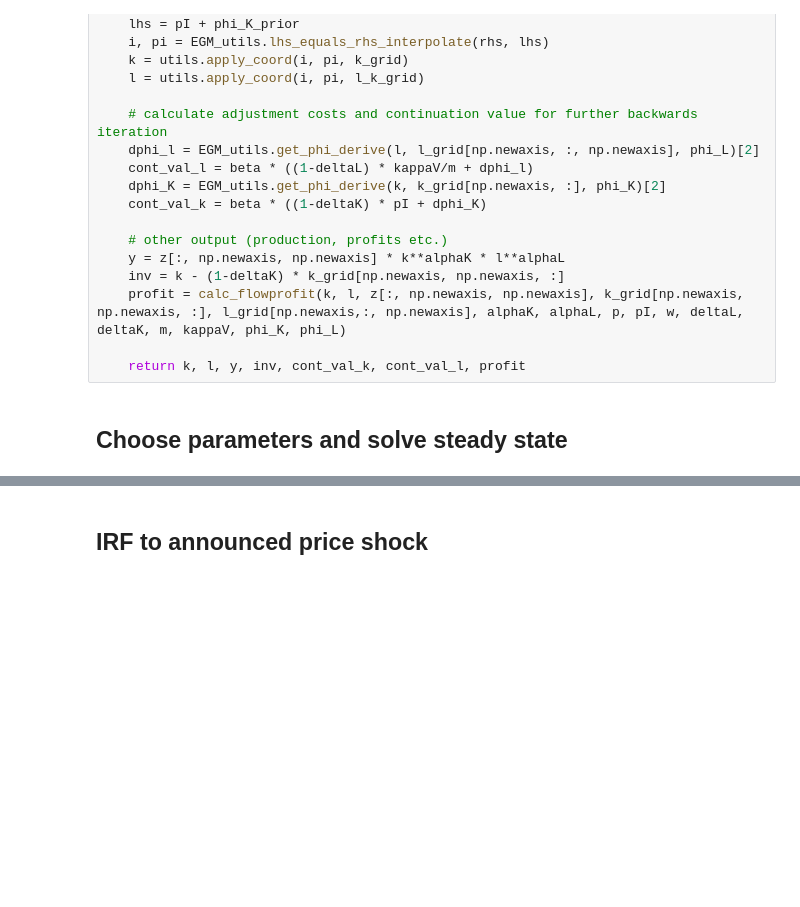
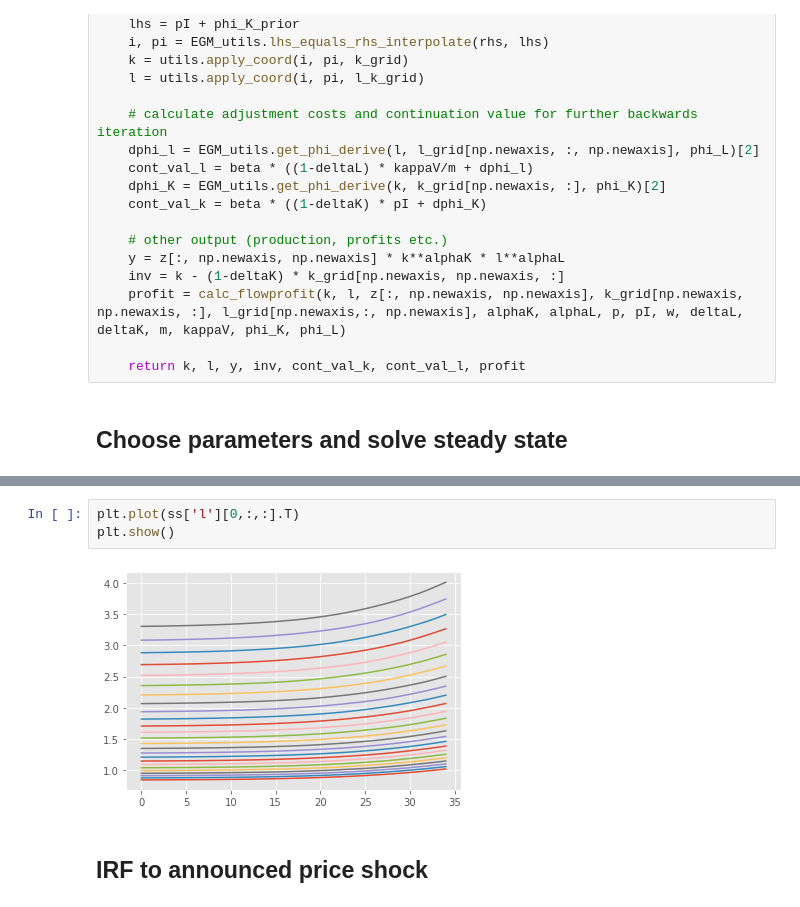
Before and after one commit to nWaldstrom/Firm_problem_EGM, a Jupyter notebook: Two_state_problem/EGM_2_endo_states.ipynb, the cells around one changed output, grey strips where cells are left out. Saved outputs shown, nothing was run; the diff lists cells and outputs as text; blank space fills up the shorter version.

```diff
--- a/Two_state_problem/EGM_2_endo_states.ipynb
+++ b/Two_state_problem/EGM_2_endo_states.ipynb
@@ -147,3 +147,8 @@ print(ss['PROFIT'])
+# %%
+plt.plot(ss['l'][0,:,:].T)
+plt.show()
+# %% [output]
+[figure, added]
 # %% [markdown]
 ## IRF to announced price shock
 # %%
```
Also changed, not shown: parts of 9 cells of this notebook, 2 other files.
